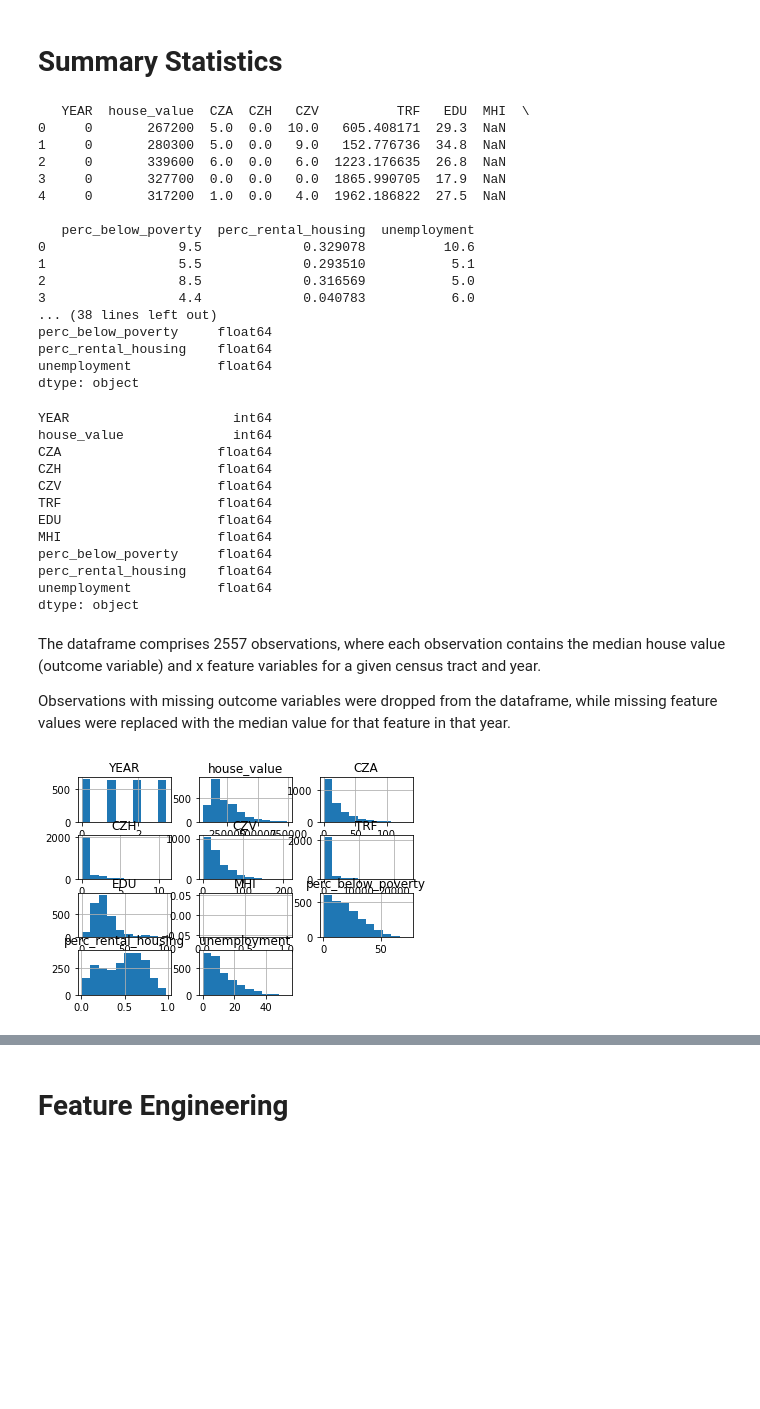
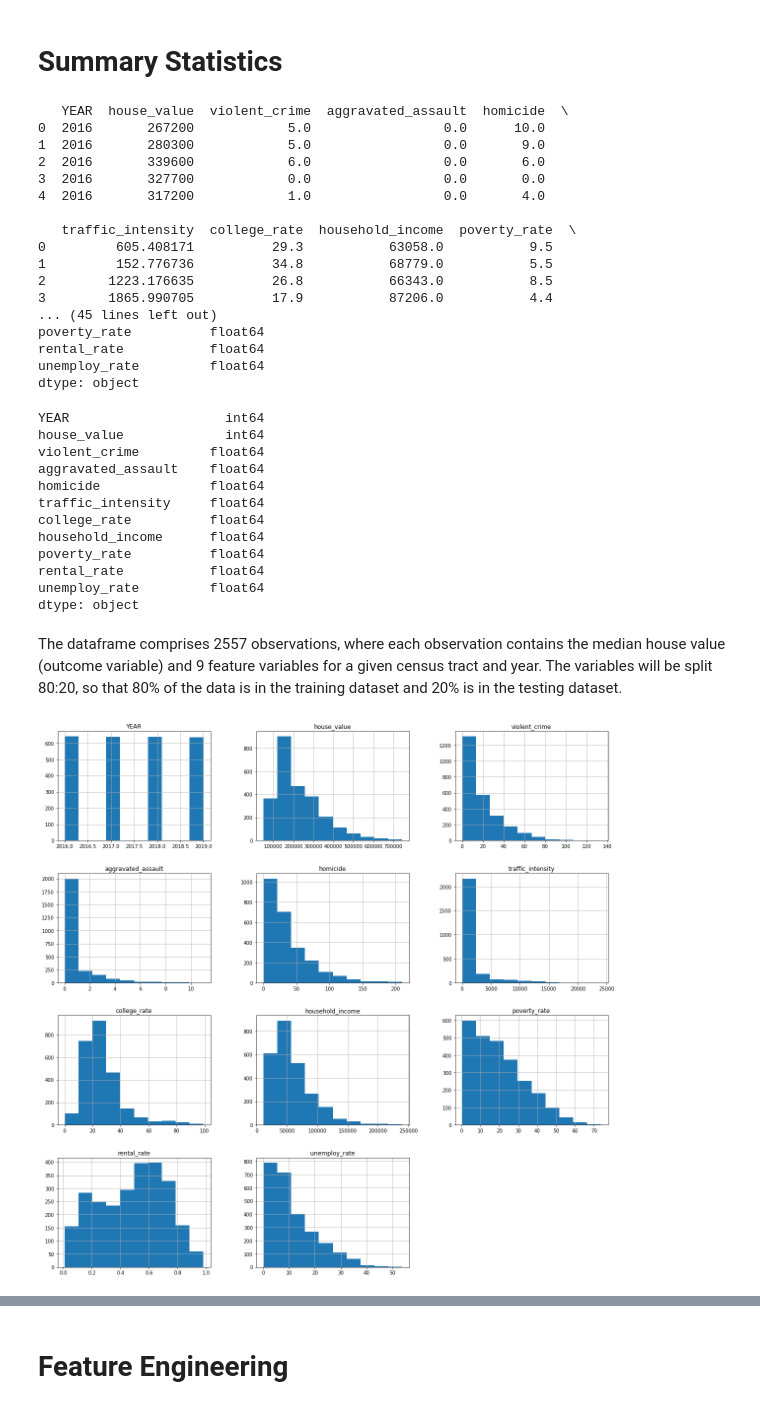
Before and after one commit to collins-ps/machine_learning_project, a Jupyter notebook: perceptron.ipynb, the cells around one changed output, grey strips where cells are left out. Cells and saved outputs as stored; diff of their text form; code cells hidden in the pictures; blank space fills up the shorter version.

```diff
--- a/perceptron.ipynb
+++ b/perceptron.ipynb
@@ -8,6 +8,7 @@ from sklearn.model_selection import train_test_split
 import numpy as np
 import os
 import matplotlib as mpl
+import seaborn as sb
 
 feature_list_xlsx = ["CZA","CZH","CZV","TRF"]
 feature_list_csv = ["EDU","MHI","perc_below_poverty", "perc_rental_housing","unemployment"]
@@ -35,10 +36,10 @@ for year in range(2016, 2020):
 feature_values = pd.concat(dataframes.values(), ignore_index=True)
 feature_values = feature_values.apply(pd.to_numeric, errors='coerce')
 
-# Replace missing feature values with column averages (median) # CHECK IF WE SHOULD MOVE THIS TO AFTER THE SPLIT
-for feature in feature_list:
-    col_ave = feature_values[feature].median()
-    feature_values[feature].fillna(value = col_ave, inplace = True)
+# # Replace missing feature values with column averages (median) # CHECK IF WE SHOULD MOVE THIS TO AFTER THE SPLIT
+# for feature in feature_list:
+#     col_ave = feature_values[feature].median()
+#     feature_values[feature].fillna(value = col_ave, inplace = True)
 
 # Read in house values
 house_values = pd.read_csv(os.path.join(path,'home_value.csv'))
@@ -54,5 +55,10 @@ house_values['GEOID'] = renamed_geoid
 
 # Create dataframe of feature and outcome values
 df = pd.merge(house_values, feature_values, on=['YEAR','GEOID'])
+col_dict = {'CZA': 'violent_crime', 'CZH': 'aggravated_assault', 'CZV': 'homicide',
+            'MHI': 'household_income', 'TRF': 'traffic_intensity', 'EDU': 'college_rate',
+            "perc_below_poverty": 'poverty_rate', "perc_rental_housing": 'rental_rate',"unemployment": 'unemploy_rate'}
+
+df = df.rename(columns = col_dict)
 print(df)
 # %% [output]
@@ -81,52 +87,50 @@ print(df)
 # df = df.loc[:,outcome_feature_list]
 
 df = df.drop('GEOID',1)
-df['YEAR'], _ = pd.factorize(df['YEAR'], sort=True)
+# df['YEAR'], _ = pd.factorize(df['YEAR'], sort=True)
 print(df.head())
 print(df.describe())
 print(df.dtypes)
 # %% [output]
-   YEAR  house_value  CZA  CZH   CZV          TRF   EDU  MHI  \
-0     0       267200  5.0  0.0  10.0   605.408171  29.3  NaN
-1     0       280300  5.0  0.0   9.0   152.776736  34.8  NaN
-2     0       339600  6.0  0.0   6.0  1223.176635  26.8  NaN
-3     0       327700  0.0  0.0   0.0  1865.990705  17.9  NaN
-4     0       317200  1.0  0.0   4.0  1962.186822  27.5  NaN
+   YEAR  house_value  violent_crime  aggravated_assault  homicide  \
+0  2016       267200            5.0                 0.0      10.0
+1  2016       280300            5.0                 0.0       9.0
+2  2016       339600            6.0                 0.0       6.0
+3  2016       327700            0.0                 0.0       0.0
+4  2016       317200            1.0                 0.0       4.0
 
-   perc_below_poverty  perc_rental_housing  unemployment
-0                 9.5             0.329078          10.6
-1                 5.5             0.293510           5.1
-2                 8.5             0.316569           5.0
-3                 4.4             0.040783           6.0
-... (38 lines left out)
-perc_below_poverty     float64
-perc_rental_housing    float64
-unemployment           float64
+   traffic_intensity  college_rate  household_income  poverty_rate  \
+0         605.408171          29.3           63058.0           9.5
+1         152.776736          34.8           68779.0           5.5
+2        1223.176635          26.8           66343.0           8.5
+3        1865.990705          17.9           87206.0           4.4
+... (45 lines left out)
+poverty_rate          float64
+rental_rate           float64
+unemploy_rate         float64
 dtype: object
 # %%
 print(df.dtypes)
 # %% [output]
-YEAR                     int64
-house_value              int64
-CZA                    float64
-CZH                    float64
-CZV                    float64
-TRF                    float64
-EDU                    float64
-MHI                    float64
-perc_below_poverty     float64
-perc_rental_housing    float64
-unemployment           float64
+YEAR                    int64
+house_value             int64
+violent_crime         float64
+aggravated_assault    float64
+homicide              float64
+traffic_intensity     float64
+college_rate          float64
+household_income      float64
+poverty_rate          float64
+rental_rate           float64
+unemploy_rate         float64
 dtype: object
 # %% [markdown]
-The dataframe comprises 2557 observations, where each observation contains the median house value (outcome variable) and x feature variables for a given census tract and year.
-
-Observations with missing outcome variables were dropped from the dataframe, while missing feature values were replaced with the median value for that feature in that year.
+The dataframe comprises 2557 observations, where each observation contains the median house value (outcome variable) and 9 feature variables for a given census tract and year. The variables will be split 80:20, so that 80% of the data is in the training dataset and 20% is in the testing dataset.
 # %%
 %matplotlib inline
 import matplotlib.pyplot as plt
 
-df.hist()
+df.hist(figsize=(20,20))
 plt.show()
 # %% [output]
-[figure, old version]
+[figure, new version]
```
Also changed, not shown: parts of 21 cells of this notebook.
